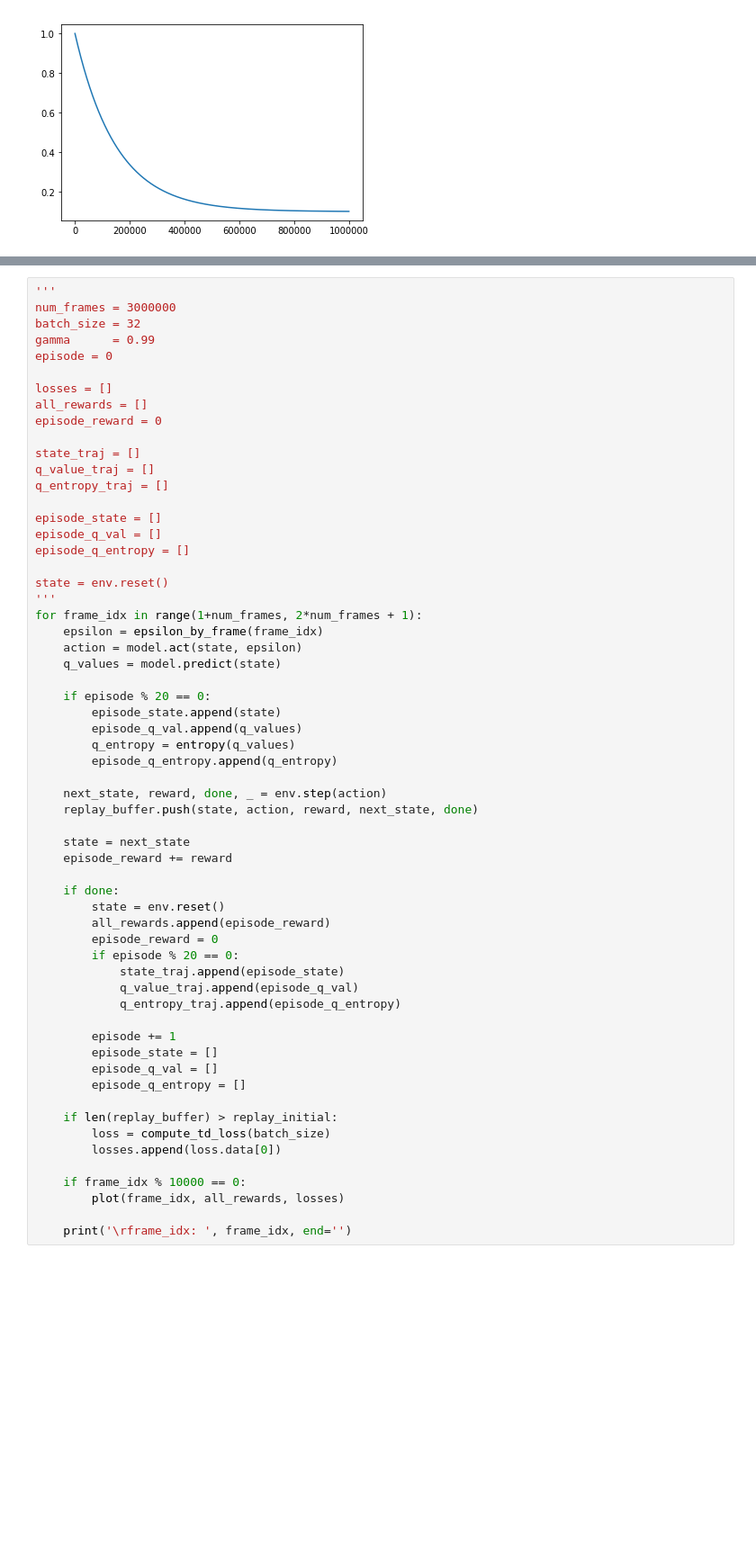
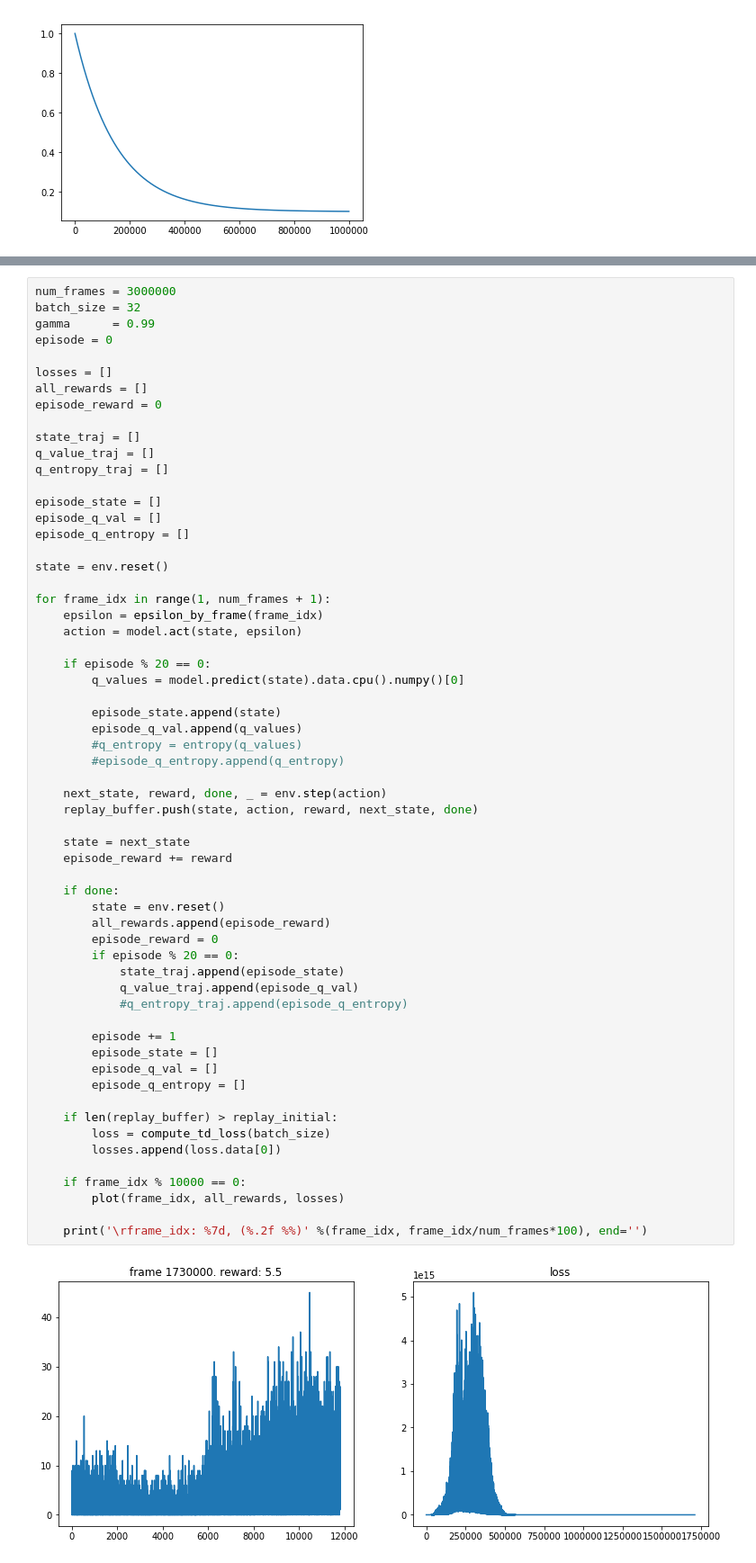
Before and after one commit to higgsfield/RL-Adventure, a Jupyter notebook: epsilon/epsilon_demon_attack.ipynb, the cells around one changed output, grey strips where cells are left out. Shown: that part at 90% size. Drawn from its saved outputs; the diff is of its cells as text; blank space fills up the shorter version.

```diff
--- a/epsilon/epsilon_demon_attack.ipynb
+++ b/epsilon/epsilon_demon_attack.ipynb
@@ -165,6 +166,5 @@ def entropy(p):
     return -sum(p1*np.log(p1))
 # %%
-'''
 num_frames = 3000000
 batch_size = 32
 gamma      = 0.99
@@ -183,44 +183,46 @@ episode_q_val = []
 episode_q_entropy = []
 
 state = env.reset()
-'''
-for frame_idx in range(1+num_frames, 2*num_frames + 1):
+
+for frame_idx in range(1, num_frames + 1):
     epsilon = epsilon_by_frame(frame_idx)
     action = model.act(state, epsilon)
-    q_values = model.predict(state)
 
     if episode % 20 == 0:
+        q_values = model.predict(state).data.cpu().numpy()[0]
+
         episode_state.append(state)
         episode_q_val.append(q_values)
-        q_entropy = entropy(q_values)
-        episode_q_entropy.append(q_entropy)
+        #q_entropy = entropy(q_values)
+        #episode_q_entropy.append(q_entropy)
 
     next_state, reward, done, _ = env.step(action)
     replay_buffer.push(state, action, reward, next_state, done)
 
     state = next_state
     episode_reward += reward
 
     if done:
         state = env.reset()
         all_rewards.append(episode_reward)
         episode_reward = 0
         if episode % 20 == 0:
             state_traj.append(episode_state)
             q_value_traj.append(episode_q_val)
-            q_entropy_traj.append(episode_q_entropy)
+            #q_entropy_traj.append(episode_q_entropy)
 
         episode += 1
         episode_state = []
         episode_q_val = []
         episode_q_entropy = []
 
     if len(replay_buffer) > replay_initial:
         loss = compute_td_loss(batch_size)
         losses.append(loss.data[0])
 
     if frame_idx % 10000 == 0:
         plot(frame_idx, all_rewards, losses)
 
-    print('\rframe_idx: ', frame_idx, end='')
+    print('\rframe_idx: %7d, (%.2f %%)' %(frame_idx, frame_idx/num_frames*100), end='')
 # %% [output]
+[figure, added]
```
Also changed, not shown: parts of 5 cells of this notebook, 15 other files.
